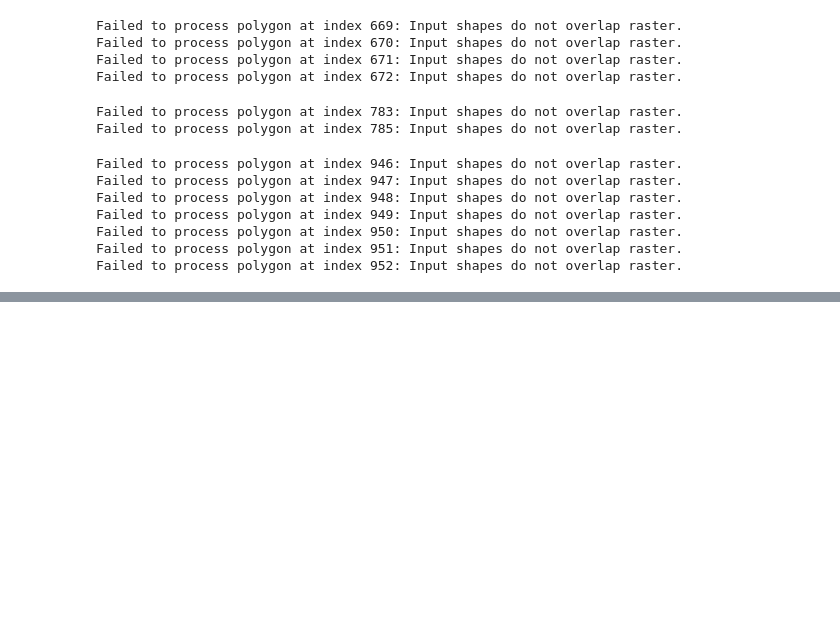
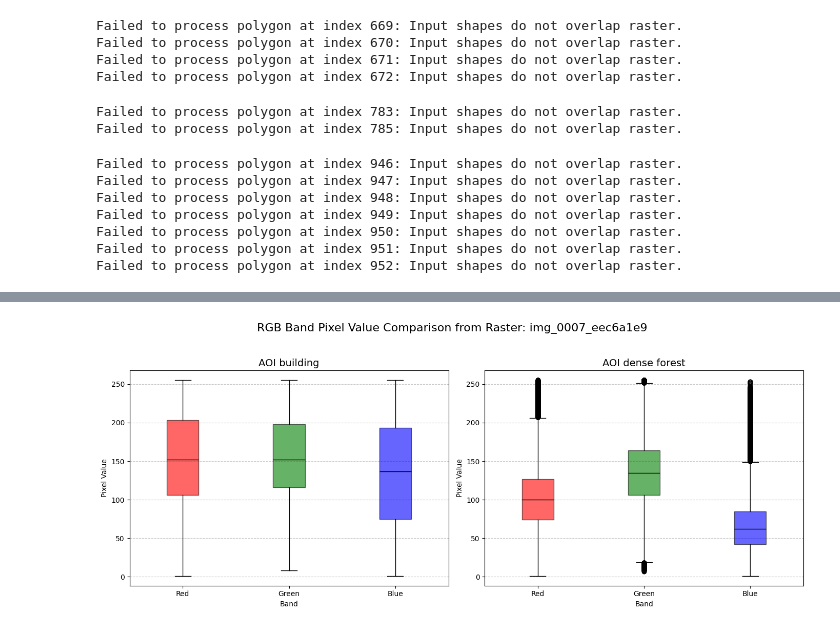
Before and after one commit to kshitijrajsharma/landcoverclassification, a Jupyter notebook: notebooks/stats_computation.ipynb, the cells around one changed output, grey strips where cells are left out. Cells and saved outputs as stored; diff of their text form; code cells hidden in the pictures; blank space fills up the shorter version.

```diff
--- a/notebooks/stats_computation.ipynb
+++ b/notebooks/stats_computation.ipynb
@@ -293,3 +269,45 @@ plt.savefig('two_aoi_box_plots_comparison.png')
+# %%
+row_1 = gdf.iloc[328]
+row_2 = gdf.iloc[404]
+cog_url = f"{local_base_url}/{'6539ab40965ddd0001ee8588'}.tif" # Use the image_uid from the first row
+
+band_labels = ['Red', 'Green', 'Blue']
+band_colors = ['red', 'green', 'blue']
+
+with rasterio.open(cog_url) as src:
+        data_1 = extract_valid_data(src, row_1, gdf.crs)
+        data_2 = extract_valid_data(src, row_2, gdf.crs)
+
+
+fig, axes = plt.subplots(1, 2, figsize=(14, 6))
+
+titles = [f"AOI {row_1.OBSERV}", f"AOI {row_2.OBSERV}"]
+datasets = [data_1, data_2]
+
+for ax, data, title in zip(axes, datasets, titles):
+
+    if any(arr.size > 0 for arr in data):
+        bp = ax.boxplot(data,
+                         labels=band_labels,
+                         patch_artist=True,
+                         medianprops={'color': 'black'})
+
+        for box, color in zip(bp['boxes'], band_colors):
+            box.set_facecolor(color)
+            box.set_alpha(0.6)
+
+        ax.set_title(title, fontsize=14)
+        ax.set_ylabel('Pixel Value')
+        ax.set_xlabel('Band')
+        ax.grid(axis='y', linestyle='--', alpha=0.7)
+    else:
+        ax.set_title(f"{title} (No Valid Data Found)", fontsize=14)
+        ax.axis('off')
+
+fig.suptitle(f"RGB Band Pixel Value Comparison from Raster: {row_1['image_uid']}", fontsize=16)
+plt.tight_layout(rect=[0, 0.03, 1, 0.95])
+# %% [output]
+[figure, added]
 # %%
 with rasterio.open(cog_url) as src:
 
```
Also changed, not shown: parts of 10 cells of this notebook, 1 other file.
